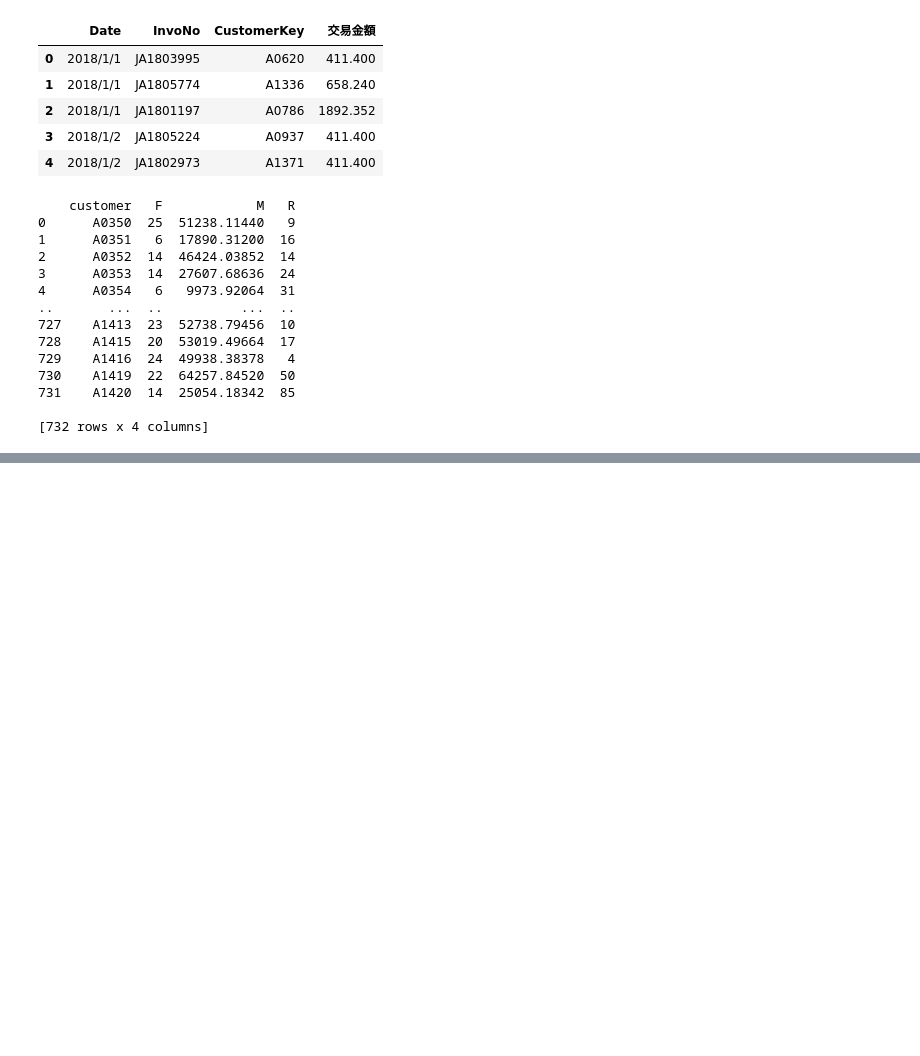
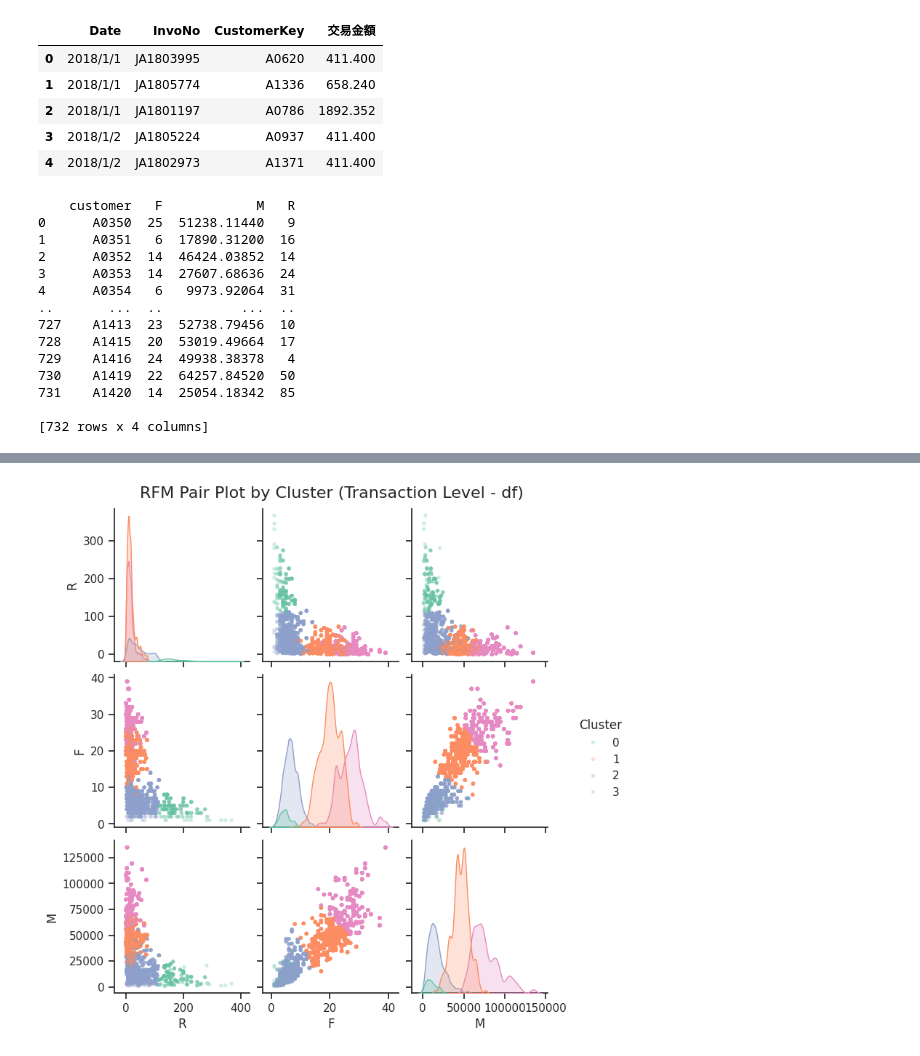
Before and after one commit to hey870922/RFM-Analysis, a Jupyter notebook: RFM_Analysis.ipynb, the cells around one changed output, grey strips where cells are left out. Saved outputs shown, nothing was run; the diff lists cells and outputs as text; code cells hidden in the pictures; blank space fills up the shorter version.

```diff
--- a/RFM_Analysis.ipynb
+++ b/RFM_Analysis.ipynb
@@ -56,0 +167,23 @@ result_df.to_csv("RFM_Data.csv", index = False)
+# %%
+# 將 result_df 的 R, F, M 欄位合併回原始交易資料 df
+if 'R' not in df.columns or 'F' not in df.columns or 'M' not in df.columns:
+    df = df.merge(result_df[['customer', 'R', 'F', 'M']], left_on='CustomerKey', right_on='customer', how='left')
+
+# 繪製 Pair Plot，使用 df 的 R、F、M 欄位並以 Cluster 分組
+import seaborn as sns
+import matplotlib.pyplot as plt
+
+sns.set_theme(style="ticks")
+g = sns.pairplot(
+    df,
+    vars=['R', 'F', 'M'],
+    hue='Cluster',
+    palette='Set2',
+    diag_kind='kde',
+    plot_kws={'alpha': 0.3, 's': 15, 'edgecolor': 'none'}
+)
+
+g.fig.suptitle('RFM Pair Plot by Cluster (Transaction Level - df)', y=1.02, fontsize=16)
+plt.show()
+# %% [output]
+[figure, added]
```
Also changed, not shown: parts of 11 cells of this notebook.
